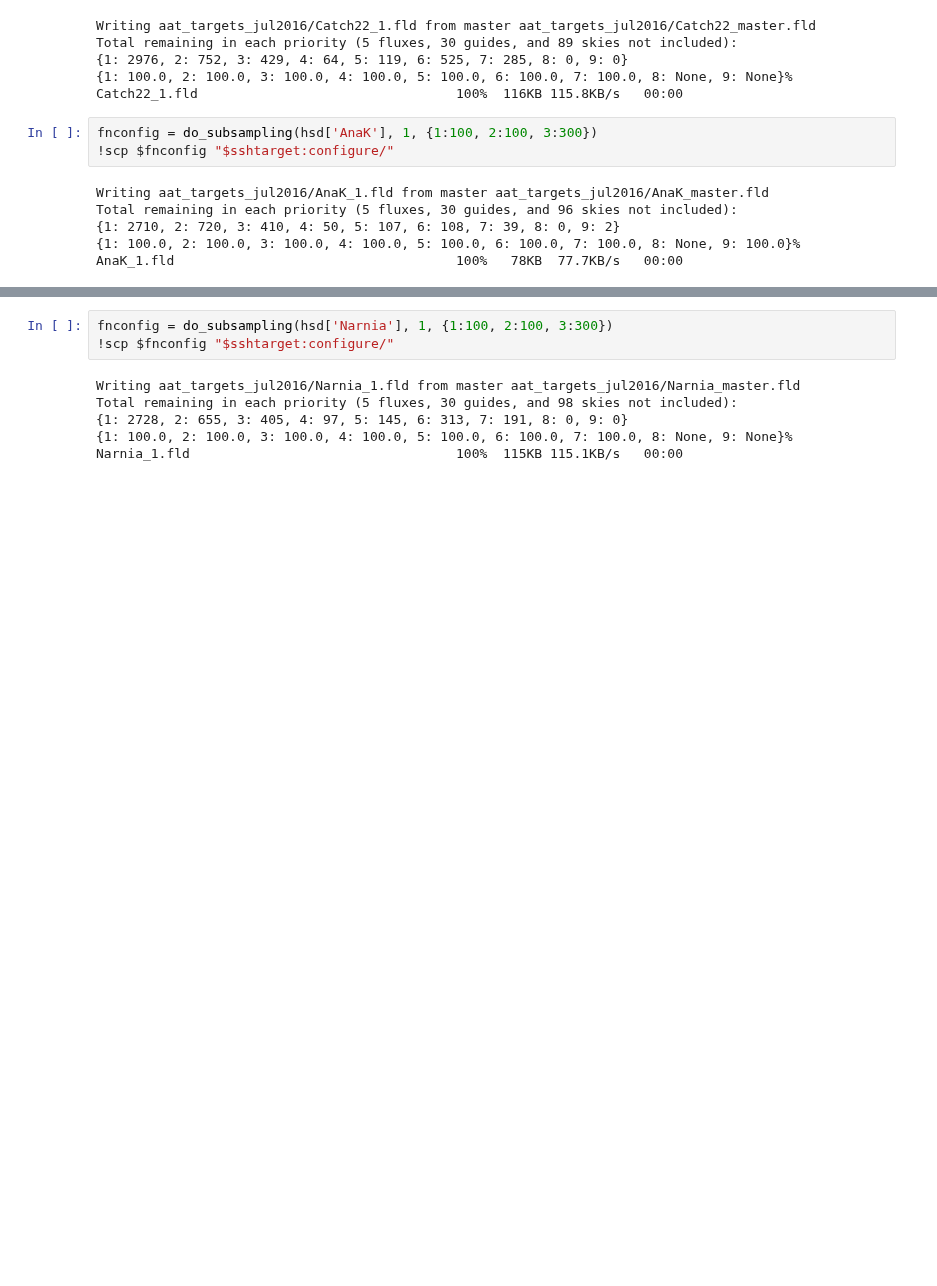
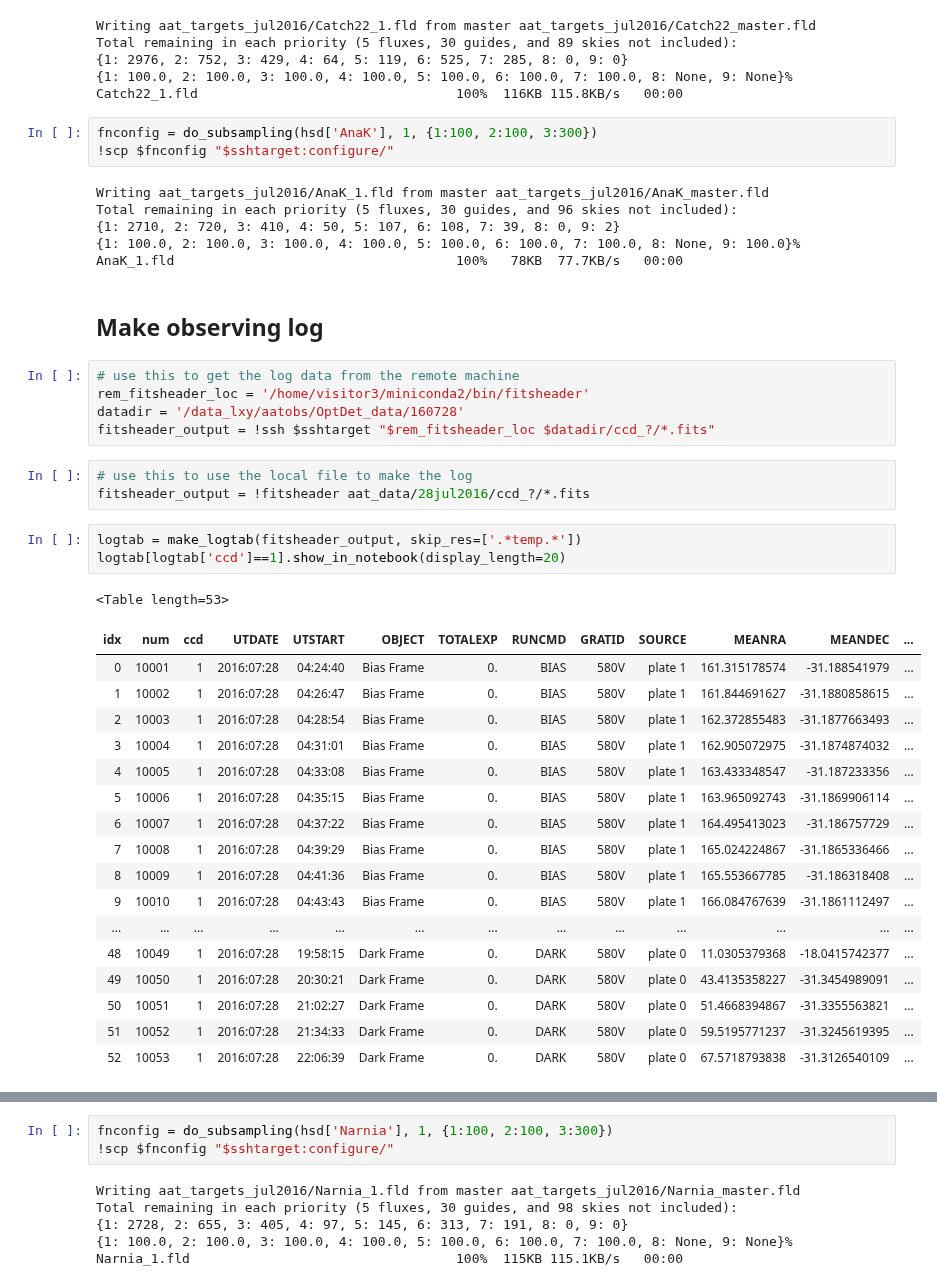
Before and after one commit to sagasurvey/erik, a Jupyter notebook: ipython_notebooks/2016Jul-AAT.ipynb, the cells around one changed output, grey strips where cells are left out. Saved outputs shown, nothing was run; the diff lists cells and outputs as text; blank space fills up the shorter version.

```diff
--- a/ipython_notebooks/2016Jul-AAT.ipynb
+++ b/ipython_notebooks/2016Jul-AAT.ipynb
@@ -484,3 +716,35 @@ Total remaining in each priority (5 fluxes, 30 guides, and 96 skies not included
 {1: 2710, 2: 720, 3: 410, 4: 50, 5: 107, 6: 108, 7: 39, 8: 0, 9: 2}
 {1: 100.0, 2: 100.0, 3: 100.0, 4: 100.0, 5: 100.0, 6: 100.0, 7: 100.0, 8: None, 9: 100.0}%
 AnaK_1.fld                                    100%   78KB  77.7KB/s   00:00
+# %% [markdown]
+## Make observing log
+# %%
+# use this to get the log data from the remote machine
+rem_fitsheader_loc = '/home/visitor3/miniconda2/bin/fitsheader'
+datadir = '/data_lxy/aatobs/OptDet_data/160728'
+fitsheader_output = !ssh $sshtarget "$rem_fitsheader_loc $datadir/ccd_?/*.fits"
+# %%
+# use this to use the local file to make the log
+fitsheader_output = !fitsheader aat_data/28jul2016/ccd_?/*.fits
+# %%
+logtab = make_logtab(fitsheader_output, skip_res=['.*temp.*'])
+logtab[logtab['ccd']==1].show_in_notebook(display_length=20)
+# %% [output]
+<Table length=53>
+| idx | num | ccd | UTDATE | UTSTART | OBJECT | TOTALEXP | RUNCMD | GRATID | SOURCE | MEANRA | MEANDEC | ... |
+| 0 | 10001 | 1 | 2016:07:28 | 04:24:40 | Bias Frame | 0. | BIAS | 580V | plate 1 | 161.315178574 | -31.188541979 | ... |
+| 1 | 10002 | 1 | 2016:07:28 | 04:26:47 | Bias Frame | 0. | BIAS | 580V | plate 1 | 161.844691627 | -31.1880858615 | ... |
+| 2 | 10003 | 1 | 2016:07:28 | 04:28:54 | Bias Frame | 0. | BIAS | 580V | plate 1 | 162.372855483 | -31.1877663493 | ... |
+| 3 | 10004 | 1 | 2016:07:28 | 04:31:01 | Bias Frame | 0. | BIAS | 580V | plate 1 | 162.905072975 | -31.1874874032 | ... |
+| 4 | 10005 | 1 | 2016:07:28 | 04:33:08 | Bias Frame | 0. | BIAS | 580V | plate 1 | 163.433348547 | -31.187233356 | ... |
+| 5 | 10006 | 1 | 2016:07:28 | 04:35:15 | Bias Frame | 0. | BIAS | 580V | plate 1 | 163.965092743 | -31.1869906114 | ... |
+| 6 | 10007 | 1 | 2016:07:28 | 04:37:22 | Bias Frame | 0. | BIAS | 580V | plate 1 | 164.495413023 | -31.186757729 | ... |
+| 7 | 10008 | 1 | 2016:07:28 | 04:39:29 | Bias Frame | 0. | BIAS | 580V | plate 1 | 165.024224867 | -31.1865336466 | ... |
+| 8 | 10009 | 1 | 2016:07:28 | 04:41:36 | Bias Frame | 0. | BIAS | 580V | plate 1 | 165.553667785 | -31.186318408 | ... |
+| 9 | 10010 | 1 | 2016:07:28 | 04:43:43 | Bias Frame | 0. | BIAS | 580V | plate 1 | 166.084767639 | -31.1861112497 | ... |
+| ... | ... | ... | ... | ... | ... | ... | ... | ... | ... | ... | ... | ... |
+| 48 | 10049 | 1 | 2016:07:28 | 19:58:15 | Dark Frame | 0. | DARK | 580V | plate 0 | 11.0305379368 | -18.0415742377 | ... |
+| 49 | 10050 | 1 | 2016:07:28 | 20:30:21 | Dark Frame | 0. | DARK | 580V | plate 0 | 43.4135358227 | -31.3454989091 | ... |
+| 50 | 10051 | 1 | 2016:07:28 | 21:02:27 | Dark Frame | 0. | DARK | 580V | plate 0 | 51.4668394867 | -31.3355563821 | ... |
+| 51 | 10052 | 1 | 2016:07:28 | 21:34:33 | Dark Frame | 0. | DARK | 580V | plate 0 | 59.5195771237 | -31.3245619395 | ... |
+| 52 | 10053 | 1 | 2016:07:28 | 22:06:39 | Dark Frame | 0. | DARK | 580V | plate 0 | 67.5718793838 | -31.3126540109 | ... |
```
Also changed, not shown: parts of 63 cells of this notebook.
